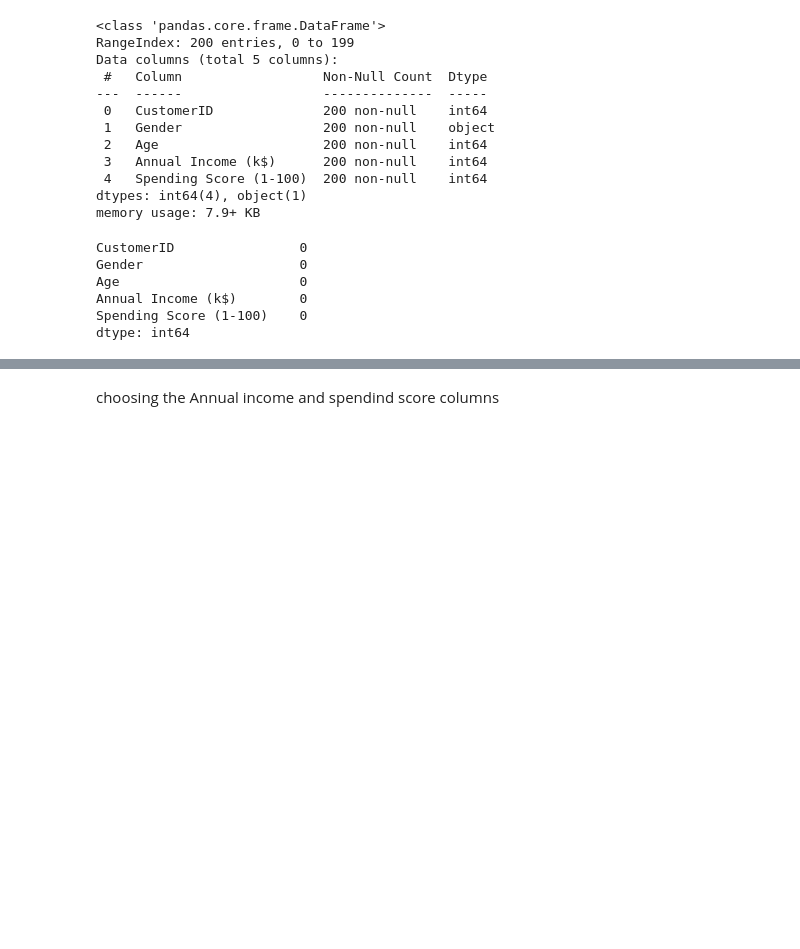
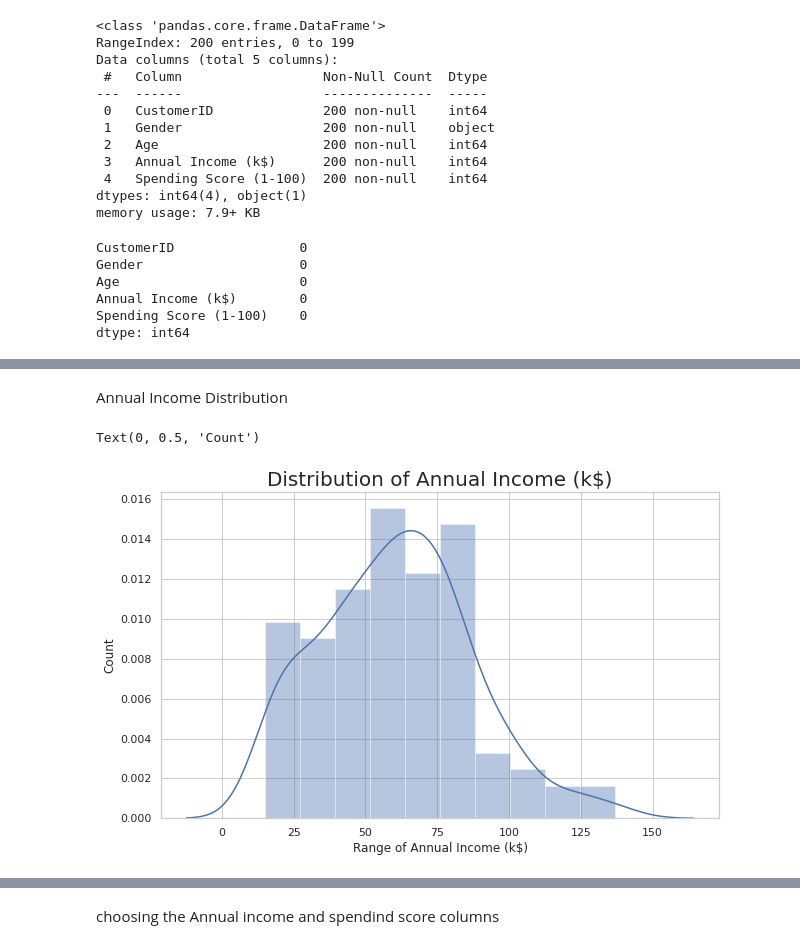
Before and after one commit to Stkshamir/project-2, a Jupyter notebook: project2_customer_segmentation.ipynb, the cells around one changed output, grey strips where cells are left out. Drawn from its saved outputs; the diff is of its cells as text; code cells hidden in the pictures; blank space fills up the shorter version.

```diff
--- a/project2_customer_segmentation.ipynb
+++ b/project2_customer_segmentation.ipynb
@@ -51,0 +62,13 @@ dtype: int64
+# %% [markdown]
+Annual Income Distribution
+# %%
+#Distribution of Annnual Income
+plt.figure(figsize=(10, 6))
+sns.set(style = 'whitegrid')
+sns.distplot(data['Annual Income (k$)'])
+plt.title('Distribution of Annual Income (k$)', fontsize = 20)
+plt.xlabel('Range of Annual Income (k$)')
+plt.ylabel('Count')
+# %% [output]
+Text(0, 0.5, 'Count')
+[figure, added]
```
Also changed, not shown: parts of 14 cells of this notebook.
